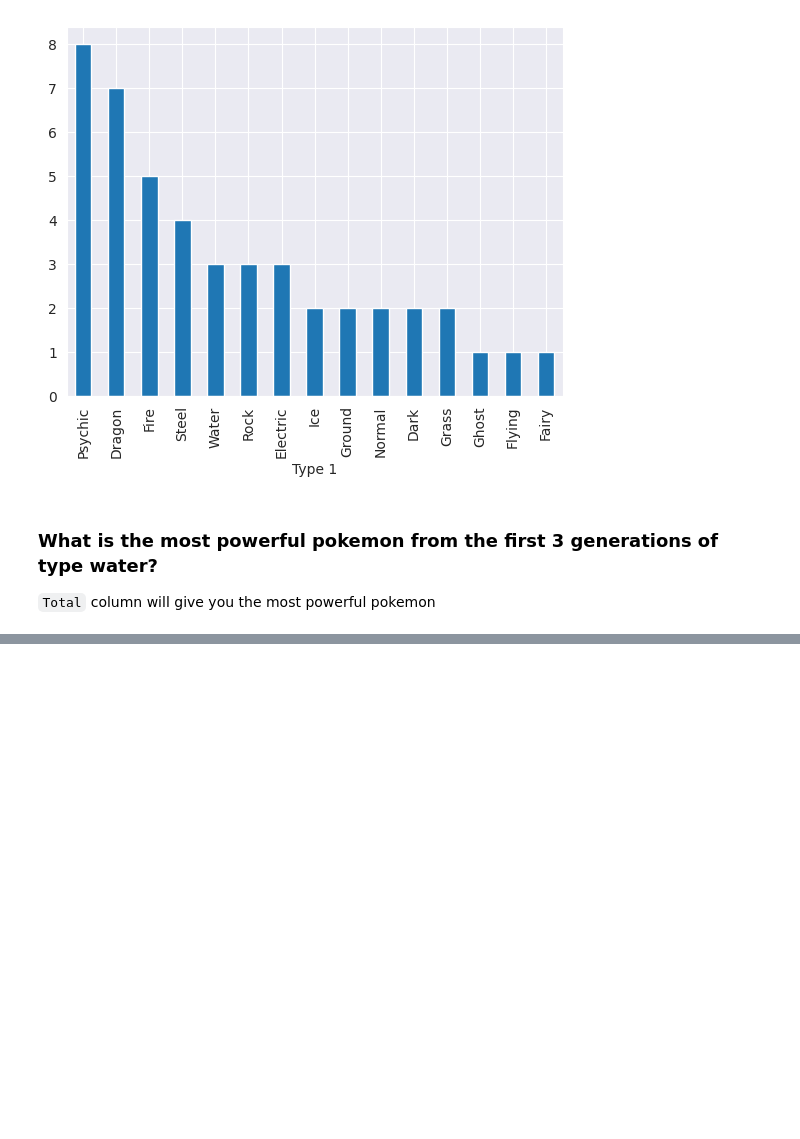
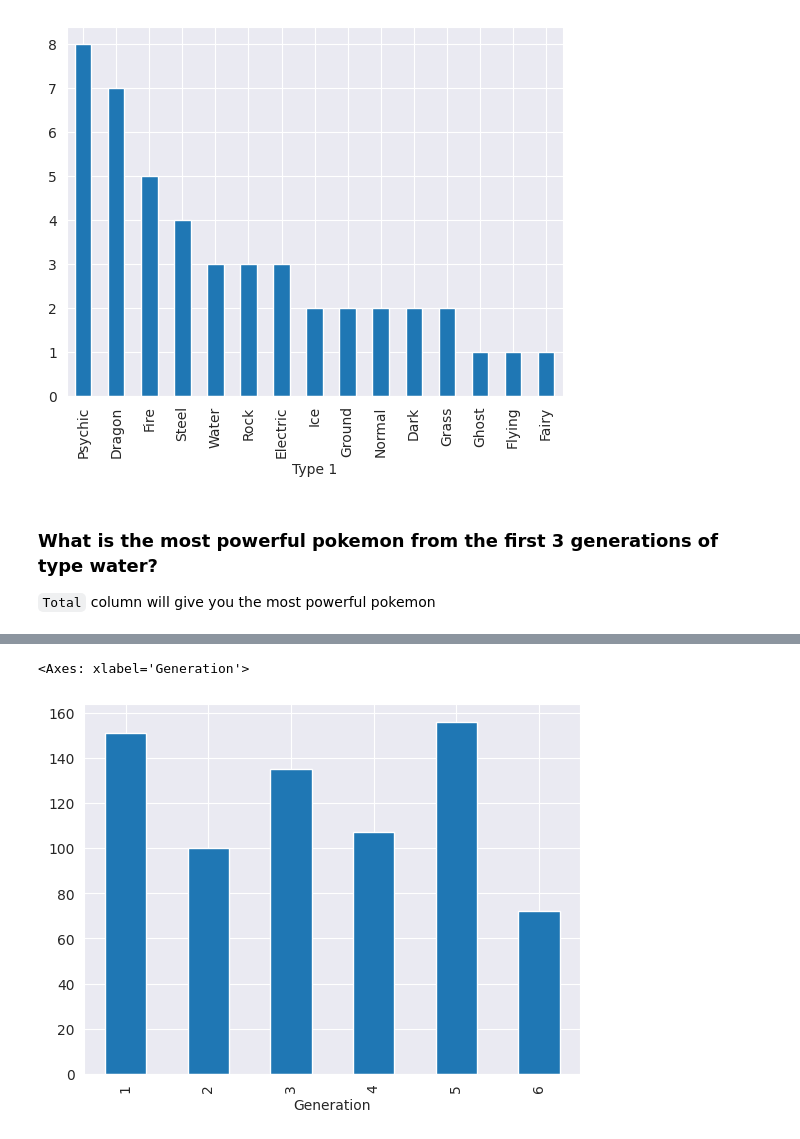
Before and after one commit to aldoSN003/DS_PROJECTS, a Jupyter notebook: 2. Pokemon/sample.ipynb, the cells around one changed output, grey strips where cells are left out. Saved outputs shown, nothing was run; the diff lists cells and outputs as text; code cells hidden in the pictures; blank space fills up the shorter version.

```diff
--- a/2. Pokemon/sample.ipynb
+++ b/2. Pokemon/sample.ipynb
@@ -413,0 +426,5 @@ Name: count, dtype: int64
+# %%
+df["Generation"].value_counts(sort=False).plot(kind="bar")
+# %% [output]
+<Axes: xlabel='Generation'>
+[figure, added]
```
Also changed, not shown: parts of 25 cells of this notebook, 3 other files.
